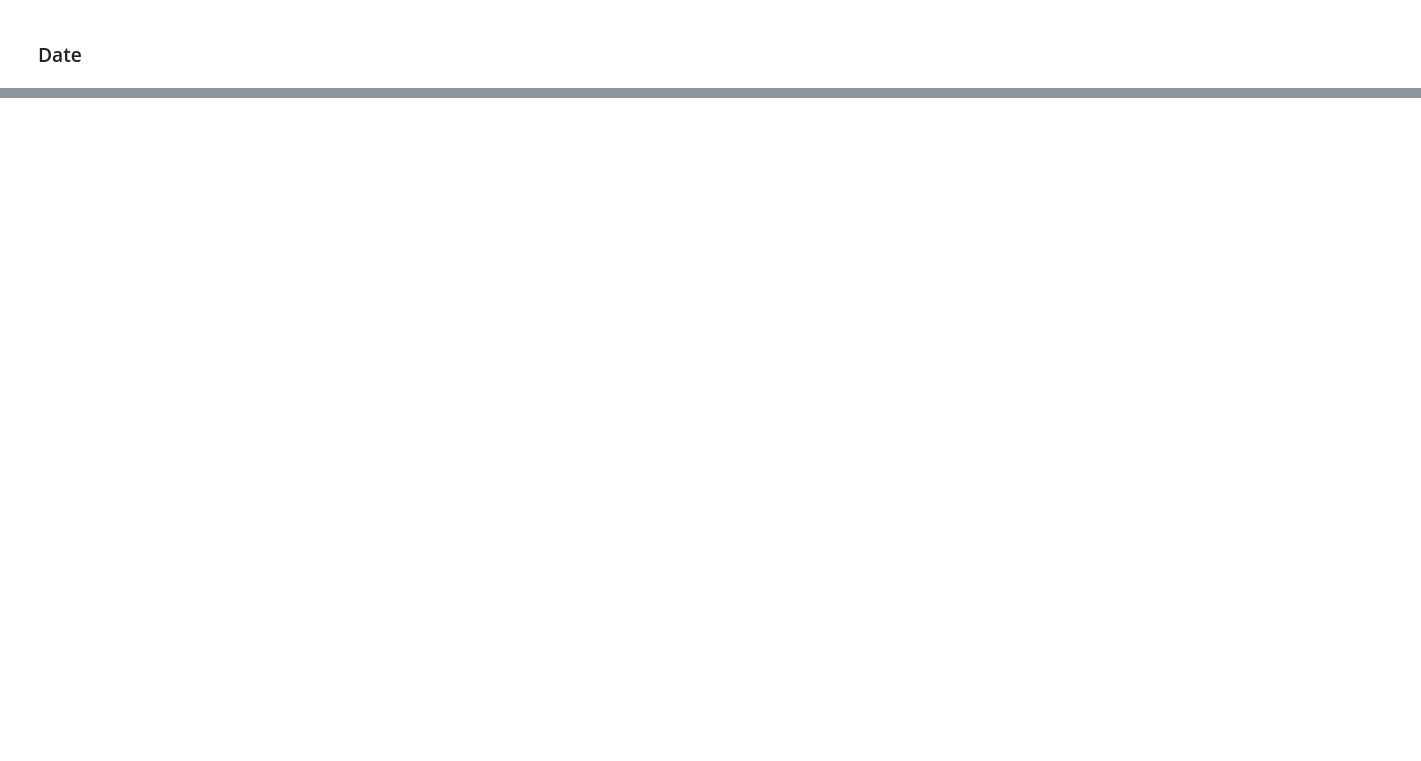
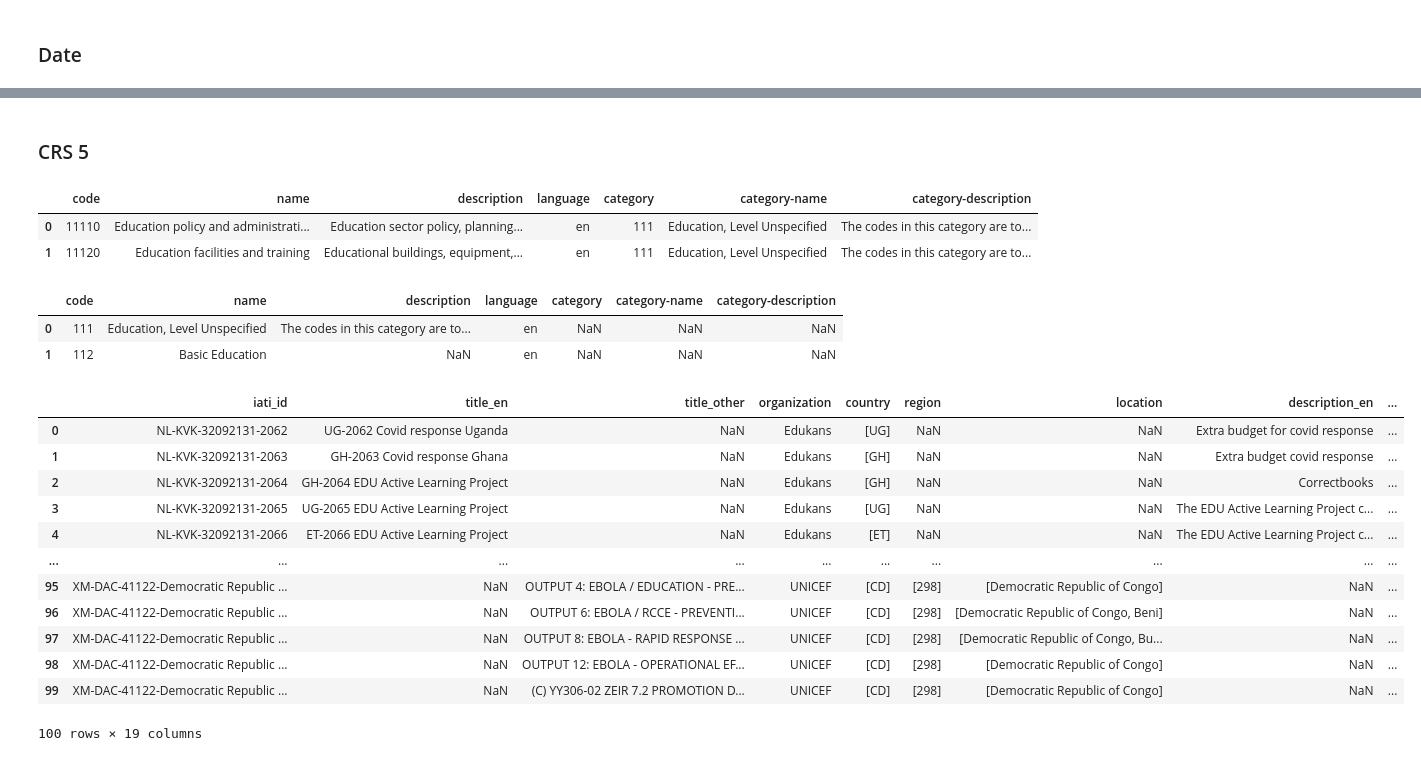
Before and after one commit to JanMuehlnikel/NLP-Development-Banks-Collaboration-Analyzer, a Jupyter notebook: data/preprocessing/transform_json.ipynb, the cells around one changed output, grey strips where cells are left out. Cells and saved outputs as stored; diff of their text form; code cells hidden in the pictures; blank space fills up the shorter version.

```diff
--- a/data/preprocessing/transform_json.ipynb
+++ b/data/preprocessing/transform_json.ipynb
@@ -242,0 +300,2 @@ for index, row in df.iterrows():
+# %% [markdown]
+### CRS 5
@@ -242,0 +319,73 @@ for index, row in df.iterrows():
+# %%
+crs5_df = pd.read_csv("../../src/crs5_codes.csv")
+crs5_df.head(2)
+# %% [output]
+|  | code | name | description | language | category | category-name | category-description |
+| 0 | 11110 | Education policy and administrati... | Education sector policy, planning... | en | 111 | Education, Level Unspecified | The codes in this category are to... |
+| 1 | 11120 | Education facilities and training | Educational buildings, equipment,... | en | 111 | Education, Level Unspecified | The codes in this category are to... |
+# %%
+crs3_df = pd.read_csv("../../src/crs3_codes.csv")
+crs3_df.head(2)
+# %% [output]
+|  | code | name | description | language | category | category-name | category-description |
+| 0 | 111 | Education, Level Unspecified | The codes in this category are to... | en | NaN | NaN | NaN |
+| 1 | 112 | Basic Education | NaN | en | NaN | NaN | NaN |
+# %%
+# to process different variants of codes (crs3, crs5 etc.)
+
+def process_codes(combined_list, translation_df, code_index):
+    code_text = ""
+    codes_nums = ""
+    if any(item[0] == code_index for item in combined_list):
+        for i in combined_list:
+            if i[0] == code_index:
+                translation = translation_df.loc[translation_df['code'] == int(i[1]), 'name'].values[0]
+                code_text += f"{translation}; "
+                codes_nums += f"{i[1]}; "
+        return code_text, codes_nums
+    else:
+        return "NaN", "NaN"
+# %%
+###############
+# ECTRACT CRS #
+###############
+trans_df["crs_5_code"] = "NaN"
+trans_df["crs_5_name"] = "NaN"
+
+trans_df["crs_3_code"] = "NaN"
+trans_df["crs_3_name"] = "NaN"
+
+for index, row in df.iterrows():
+    crs_voc_list = row['sector_vocabulary']
+    crs_code_list = row['sector_code']
+
+    if type(crs_voc_list) == float:
+        pass
+    else:
+        combined_list = list(zip(crs_voc_list, crs_code_list))
+
+        # CRS 5
+        crs5_str, crs5_codes = process_codes(combined_list, crs5_df, "1")
+        trans_df["crs_5_code"][index] = crs5_codes
+        trans_df["crs_5_name"][index] = crs5_str
+
+        # CRS 3
+        crs3_str, crs3_codes = process_codes(combined_list, crs3_df, "2")
+        trans_df["crs_3_code"][index] = crs3_codes
+        trans_df["crs_3_name"][index] = crs3_str
+
+trans_df.head(100)
+# %% [output]
+|  | iati_id | title_en | title_other | organization | country | region | location | description_en | ... |
+| 0 | NL-KVK-32092131-2062 | UG-2062 Covid response Uganda | NaN | Edukans | [UG] | NaN | NaN | Extra budget for covid response | ... |
+| 1 | NL-KVK-32092131-2063 | GH-2063 Covid response Ghana | NaN | Edukans | [GH] | NaN | NaN | Extra budget covid response | ... |
+| 2 | NL-KVK-32092131-2064 | GH-2064 EDU Active Learning Project | NaN | Edukans | [GH] | NaN | NaN | Correctbooks | ... |
+| 3 | NL-KVK-32092131-2065 | UG-2065 EDU Active Learning Project | NaN | Edukans | [UG] | NaN | NaN | The EDU Active Learning Project c... | ... |
+| 4 | NL-KVK-32092131-2066 | ET-2066 EDU Active Learning Project | NaN | Edukans | [ET] | NaN | NaN | The EDU Active Learning Project c... | ... |
+| ... | ... | ... | ... | ... | ... | ... | ... | ... | ... |
+| 95 | XM-DAC-41122-Democratic Republic ... | NaN | OUTPUT 4: EBOLA / EDUCATION - PRE... | UNICEF | [CD] | [298] | [Democratic Republic of Congo] | NaN | ... |
+| 96 | XM-DAC-41122-Democratic Republic ... | NaN | OUTPUT 6: EBOLA / RCCE - PREVENTI... | UNICEF | [CD] | [298] | [Democratic Republic of Congo, Beni] | NaN | ... |
+| 97 | XM-DAC-41122-Democratic Republic ... | NaN | OUTPUT 8: EBOLA - RAPID RESPONSE ... | UNICEF | [CD] | [298] | [Democratic Republic of Congo, Bu... | NaN | ... |
+| 98 | XM-DAC-41122-Democratic Republic ... | NaN | OUTPUT 12: EBOLA - OPERATIONAL EF... | UNICEF | [CD] | [298] | [Democratic Republic of Congo] | NaN | ... |
+| 99 | XM-DAC-41122-Democratic Republic ... | NaN | (C) YY306-02 ZEIR 7.2 PROMOTION D... | UNICEF | [CD] | [298] | [Democratic Republic of Congo] | NaN | ... |
+100 rows × 19 columns
```
Also changed, not shown: parts of 7 cells of this notebook, 2 other files.
